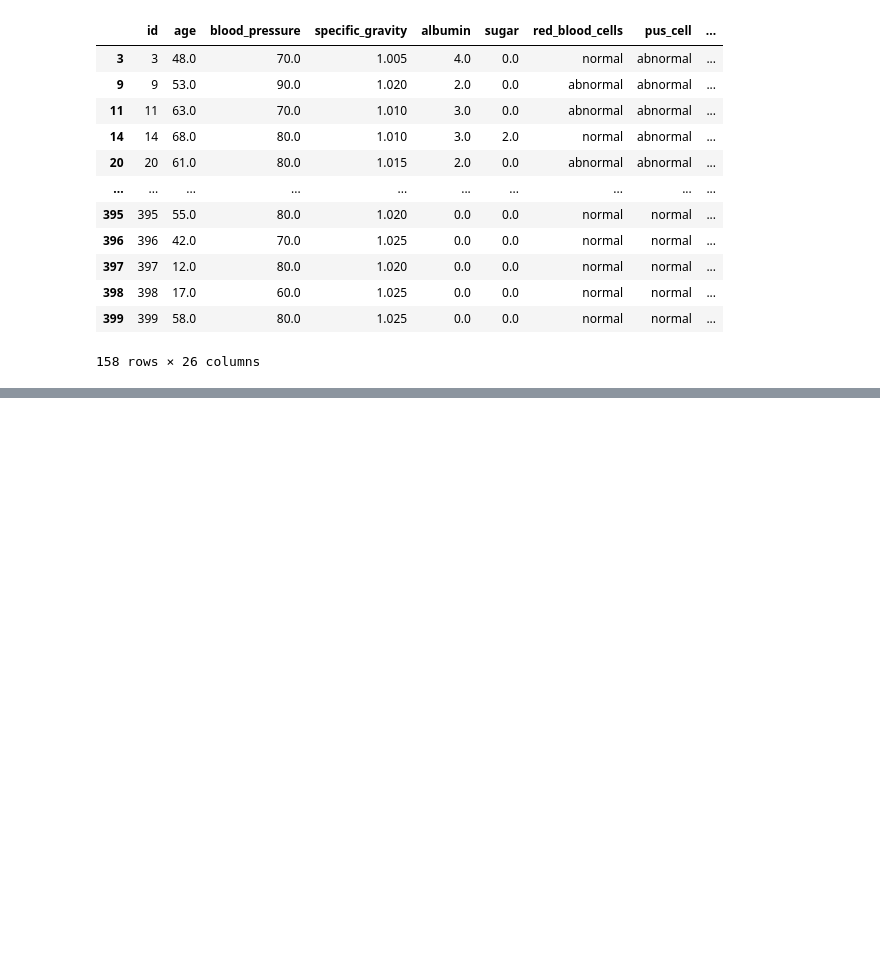
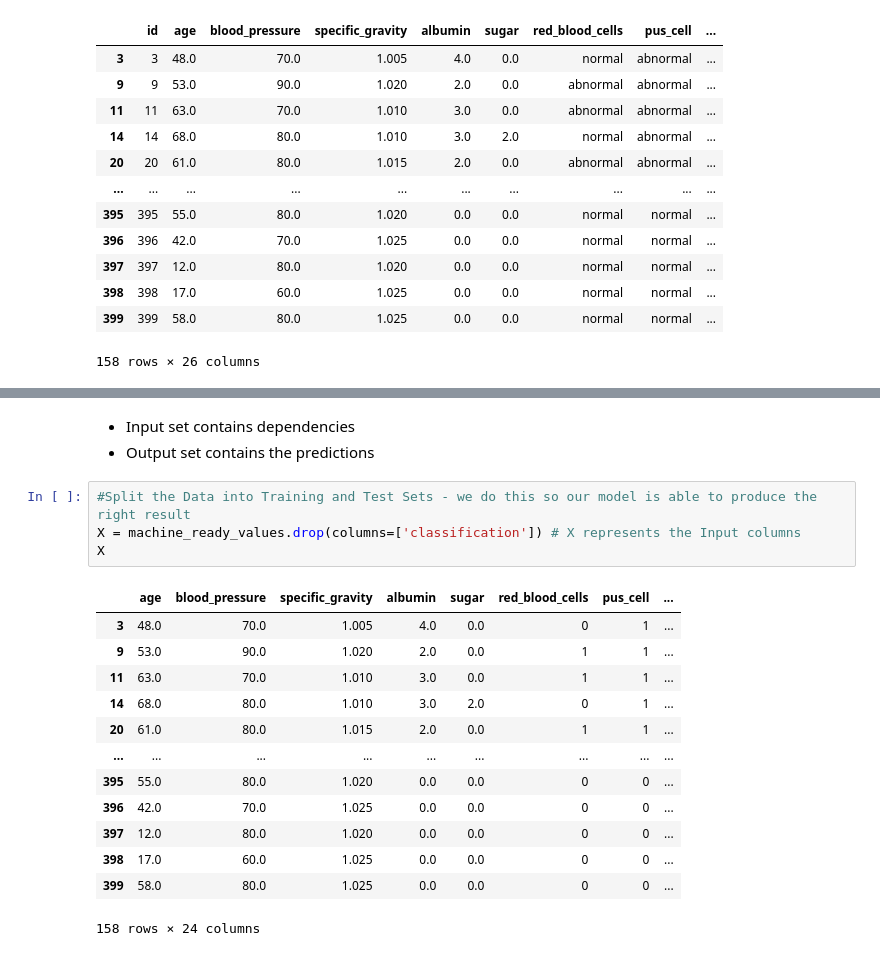
Before and after one commit to Cbeale2020/Machine-Learning-Project, a Jupyter notebook: ChronicKidneyDisease.ipynb, the cells around one changed output, grey strips where cells are left out. Saved outputs shown, nothing was run; the diff lists cells and outputs as text; blank space fills up the shorter version.

```diff
--- a/ChronicKidneyDisease.ipynb
+++ b/ChronicKidneyDisease.ipynb
@@ -256,0 +427,21 @@ Training
+# %% [markdown]
+* Input set contains dependencies
+* Output set contains the predictions
+# %%
+#Split the Data into Training and Test Sets - we do this so our model is able to produce the right result
+X = machine_ready_values.drop(columns=['classification']) # X represents the Input columns
+X
+# %% [output]
+|  | age | blood_pressure | specific_gravity | albumin | sugar | red_blood_cells | pus_cell | ... |
+| 3 | 48.0 | 70.0 | 1.005 | 4.0 | 0.0 | 0 | 1 | ... |
+| 9 | 53.0 | 90.0 | 1.020 | 2.0 | 0.0 | 1 | 1 | ... |
+| 11 | 63.0 | 70.0 | 1.010 | 3.0 | 0.0 | 1 | 1 | ... |
+| 14 | 68.0 | 80.0 | 1.010 | 3.0 | 2.0 | 0 | 1 | ... |
+| 20 | 61.0 | 80.0 | 1.015 | 2.0 | 0.0 | 1 | 1 | ... |
+| ... | ... | ... | ... | ... | ... | ... | ... | ... |
+| 395 | 55.0 | 80.0 | 1.020 | 0.0 | 0.0 | 0 | 0 | ... |
+| 396 | 42.0 | 70.0 | 1.025 | 0.0 | 0.0 | 0 | 0 | ... |
+| 397 | 12.0 | 80.0 | 1.020 | 0.0 | 0.0 | 0 | 0 | ... |
+| 398 | 17.0 | 60.0 | 1.025 | 0.0 | 0.0 | 0 | 0 | ... |
+| 399 | 58.0 | 80.0 | 1.025 | 0.0 | 0.0 | 0 | 0 | ... |
+158 rows × 24 columns
```
Also changed, not shown: parts of 44 cells of this notebook, 18 other files.
